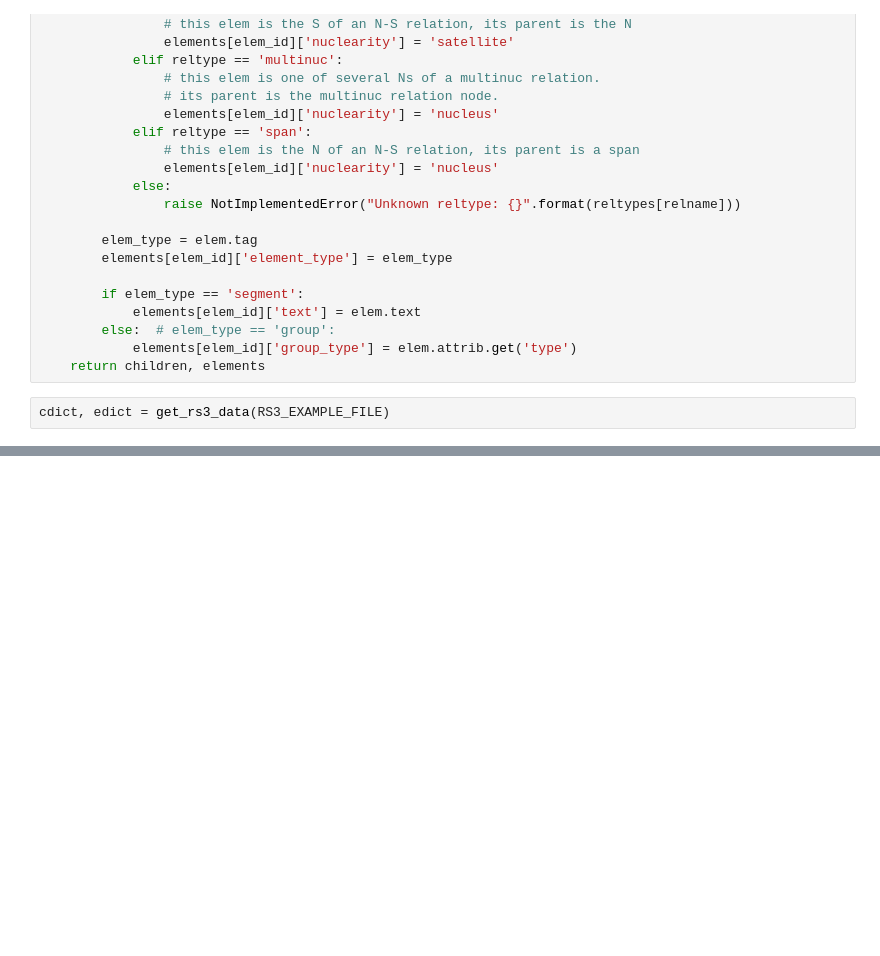
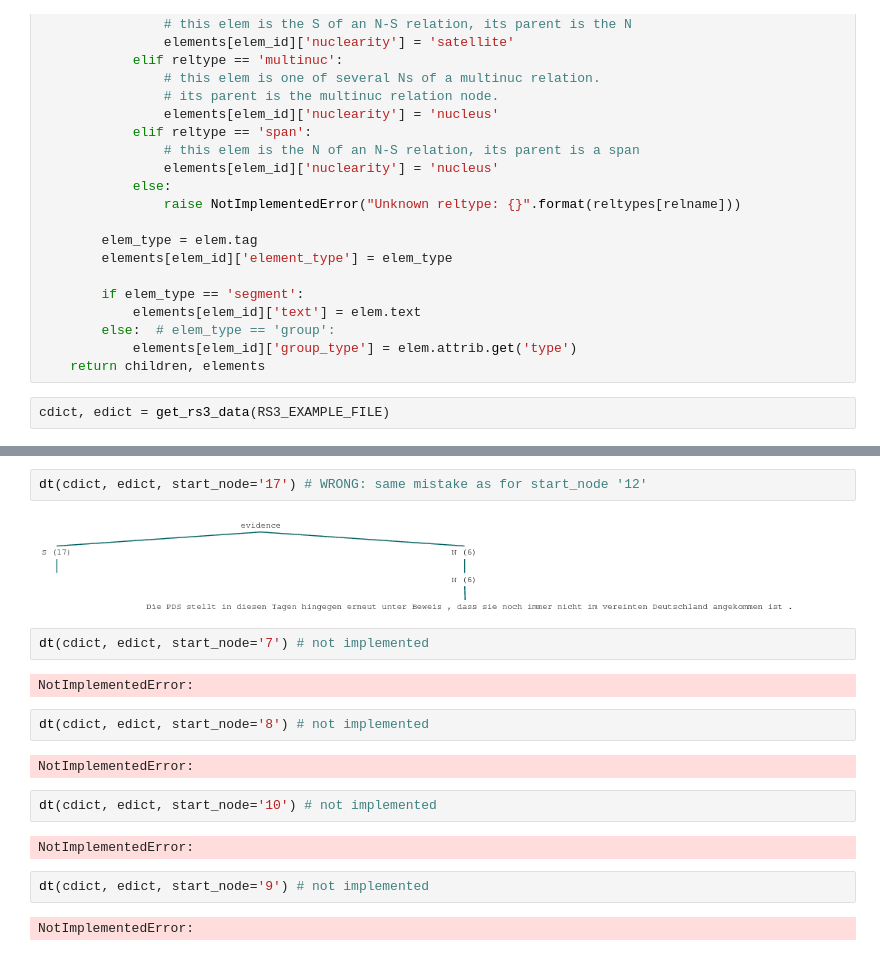
Before and after one commit to arne-cl/alt-mulig, a Jupyter notebook: discoursegraphs/rst2tree/rs3-trees-now-for-real.ipynb, the cells around one changed output, grey strips where cells are left out. Drawn from its saved outputs; the diff is of its cells as text; blank space fills up the shorter version.

```diff
--- a/discoursegraphs/rst2tree/rs3-trees-now-for-real.ipynb
+++ b/discoursegraphs/rst2tree/rs3-trees-now-for-real.ipynb
@@ -106,0 +128,20 @@ dt(cdict, edict, start_node='3')
+# %%
+dt(cdict, edict, start_node='17') # WRONG: same mistake as for start_node '12'
+# %% [output]
+[figure, added]
+# %%
+dt(cdict, edict, start_node='7') # not implemented
+# %% [output]
+NotImplementedError:
+# %%
+dt(cdict, edict, start_node='8') # not implemented
+# %% [output]
+NotImplementedError:
+# %%
+dt(cdict, edict, start_node='10') # not implemented
+# %% [output]
+NotImplementedError:
+# %%
+dt(cdict, edict, start_node='9') # not implemented
+# %% [output]
+NotImplementedError:
```
Also changed, not shown: parts of 10 cells of this notebook.
